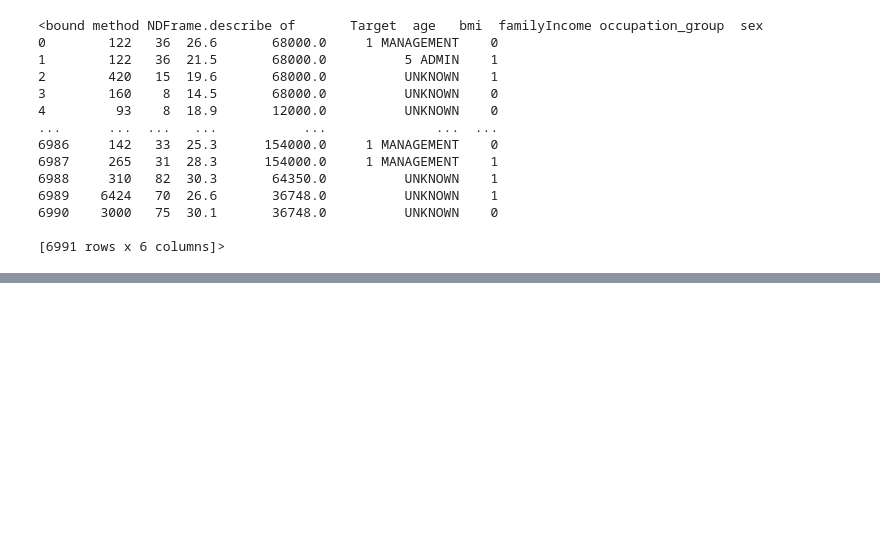
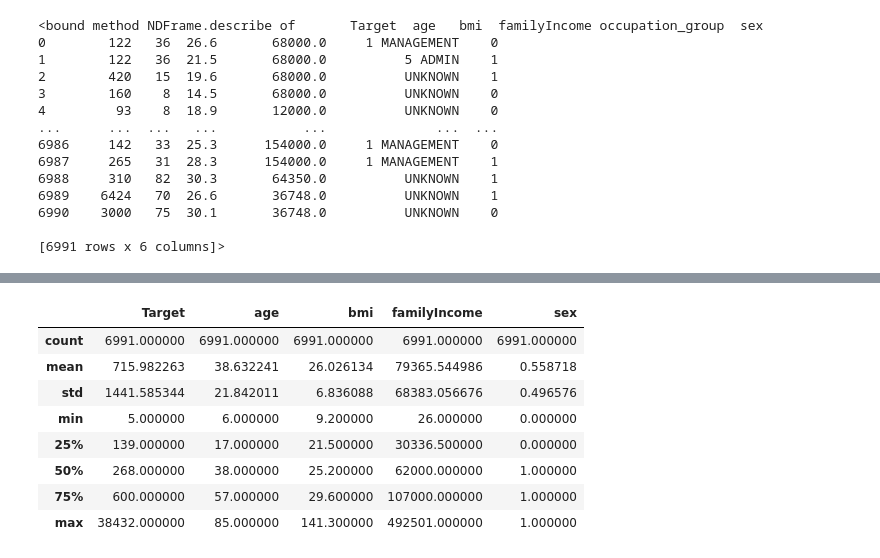
Before and after one commit to M-Christensen/ATPA, a Jupyter notebook: SOAModule_Notes/Module4/Sec3_TechniquesForOpaqueModels.ipynb, the cells around one changed output, grey strips where cells are left out. Saved outputs shown, nothing was run; the diff lists cells and outputs as text; code cells hidden in the pictures; blank space fills up the shorter version.

```diff
--- a/SOAModule_Notes/Module4/Sec3_TechniquesForOpaqueModels.ipynb
+++ b/SOAModule_Notes/Module4/Sec3_TechniquesForOpaqueModels.ipynb
@@ -241,7 +297,19 @@ plt.close()
 # %%
 # Chunk 13: Reload and prepare the data.
-dental = pd.read_csv("dental.csv")
+dental = pd.read_csv("Data/dental.csv")
 dental_train, dental_test = train_test_split(dental, test_size=0.25)
+dental.head()
+dental.describe()
+# %% [output]
+|  | Target | age | bmi | familyIncome | sex |
+| count | 6991.000000 | 6991.000000 | 6991.000000 | 6991.000000 | 6991.000000 |
+| mean | 715.982263 | 38.632241 | 26.026134 | 79365.544986 | 0.558718 |
+| std | 1441.585344 | 21.842011 | 6.836088 | 68383.056676 | 0.496576 |
+| min | 5.000000 | 6.000000 | 9.200000 | 26.000000 | 0.000000 |
+| 25% | 139.000000 | 17.000000 | 21.500000 | 30336.500000 | 0.000000 |
+| 50% | 268.000000 | 38.000000 | 25.200000 | 62000.000000 | 1.000000 |
+| 75% | 600.000000 | 57.000000 | 29.600000 | 107000.000000 | 1.000000 |
+| max | 38432.000000 | 85.000000 | 141.300000 | 492501.000000 | 1.000000 |
 # %%
 # Chunk 14: Fit the model and produce SHAP output and graphs.
 # Shapley values are shown for XGBoost
```
Also changed, not shown: parts of 15 cells of this notebook, 2 other files.
